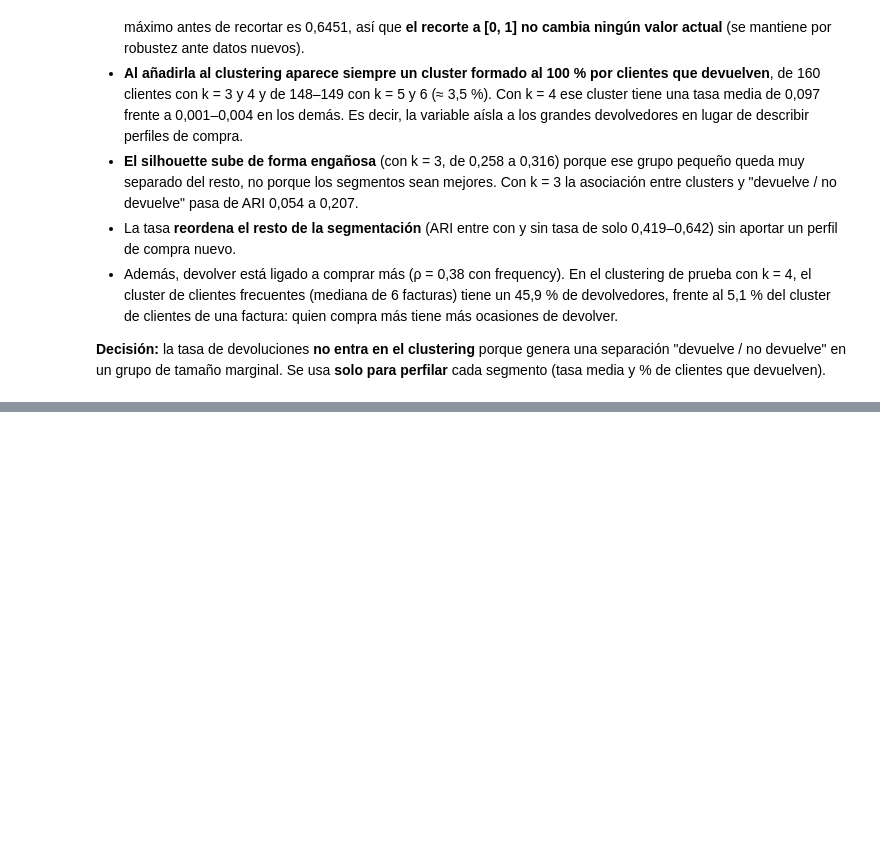
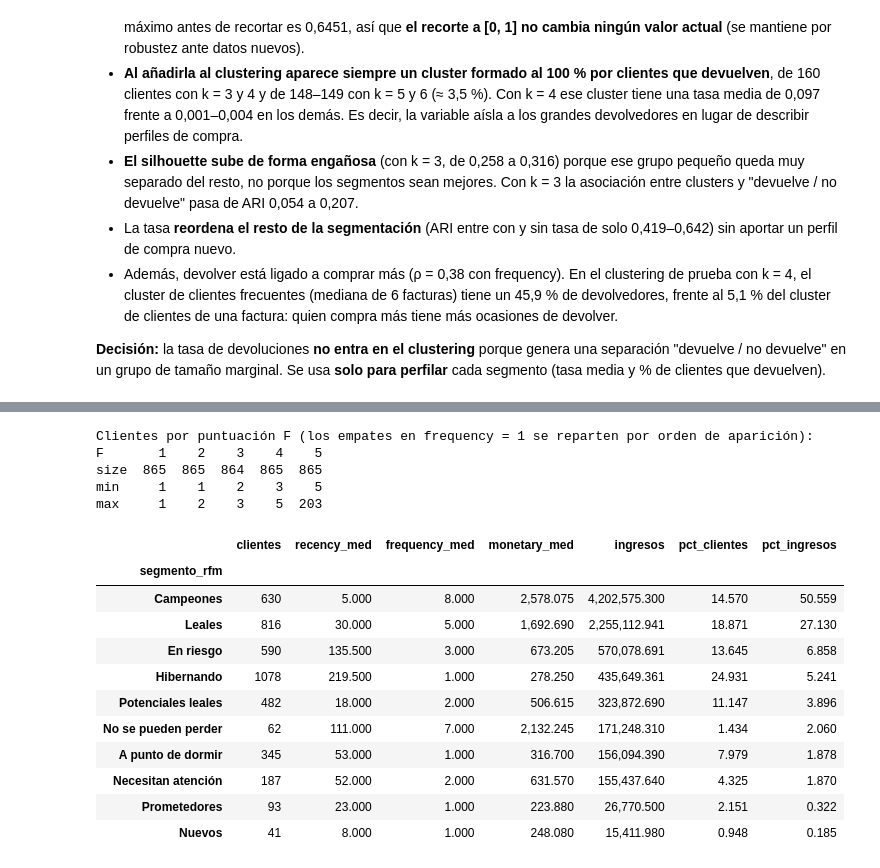
Before and after one commit to Andres766/proeyecto-mineria-de-datos, a Jupyter notebook: notebooks/02_features.ipynb, the cells around one changed output, grey strips where cells are left out. Saved outputs shown, nothing was run; the diff lists cells and outputs as text; code cells hidden in the pictures; blank space fills up the shorter version.

```diff
--- a/notebooks/02_features.ipynb
+++ b/notebooks/02_features.ipynb
@@ -564,0 +571,32 @@ devuelven).
+# %%
+baseline = segmentar_rfm_quintiles(clientes)
+clientes = clientes.join(baseline)
+print("Clientes por puntuación F (los empates en frequency = 1 se reparten por orden de aparición):")
+print(clientes.groupby("F")["frequency"].agg(["size", "min", "max"]).T)
+# %% [output]
+Clientes por puntuación F (los empates en frequency = 1 se reparten por orden de aparición):
+F       1    2    3    4    5
+size  865  865  864  865  865
+min     1    1    2    3    5
+max     1    2    3    5  203
+# %%
+resumen_rfm = (clientes.groupby("segmento_rfm")
+               .agg(clientes=("recency", "size"), recency_med=("recency", "median"), frequency_med=("frequency", "median"),
+                    monetary_med=("monetary", "median"), ingresos=("monetary", "sum"))
+               .assign(pct_clientes=lambda d: 100 * d["clientes"] / d["clientes"].sum(),
+                       pct_ingresos=lambda d: 100 * d["ingresos"] / d["ingresos"].sum())
+               .sort_values("ingresos", ascending=False))
+resumen_rfm
+# %% [output]
+|  | clientes | recency_med | frequency_med | monetary_med | ingresos | pct_clientes | pct_ingresos |
+| segmento_rfm |  |  |  |  |  |  |  |
+| Campeones | 630 | 5.000 | 8.000 | 2,578.075 | 4,202,575.300 | 14.570 | 50.559 |
+| Leales | 816 | 30.000 | 5.000 | 1,692.690 | 2,255,112.941 | 18.871 | 27.130 |
+| En riesgo | 590 | 135.500 | 3.000 | 673.205 | 570,078.691 | 13.645 | 6.858 |
+| Hibernando | 1078 | 219.500 | 1.000 | 278.250 | 435,649.361 | 24.931 | 5.241 |
+| Potenciales leales | 482 | 18.000 | 2.000 | 506.615 | 323,872.690 | 11.147 | 3.896 |
+| No se pueden perder | 62 | 111.000 | 7.000 | 2,132.245 | 171,248.310 | 1.434 | 2.060 |
+| A punto de dormir | 345 | 53.000 | 1.000 | 316.700 | 156,094.390 | 7.979 | 1.878 |
+| Necesitan atención | 187 | 52.000 | 2.000 | 631.570 | 155,437.640 | 4.325 | 1.870 |
+| Prometedores | 93 | 23.000 | 1.000 | 223.880 | 26,770.500 | 2.151 | 0.322 |
+| Nuevos | 41 | 8.000 | 1.000 | 248.080 | 15,411.980 | 0.948 | 0.185 |
```
Also changed, not shown: parts of 7 cells of this notebook.
